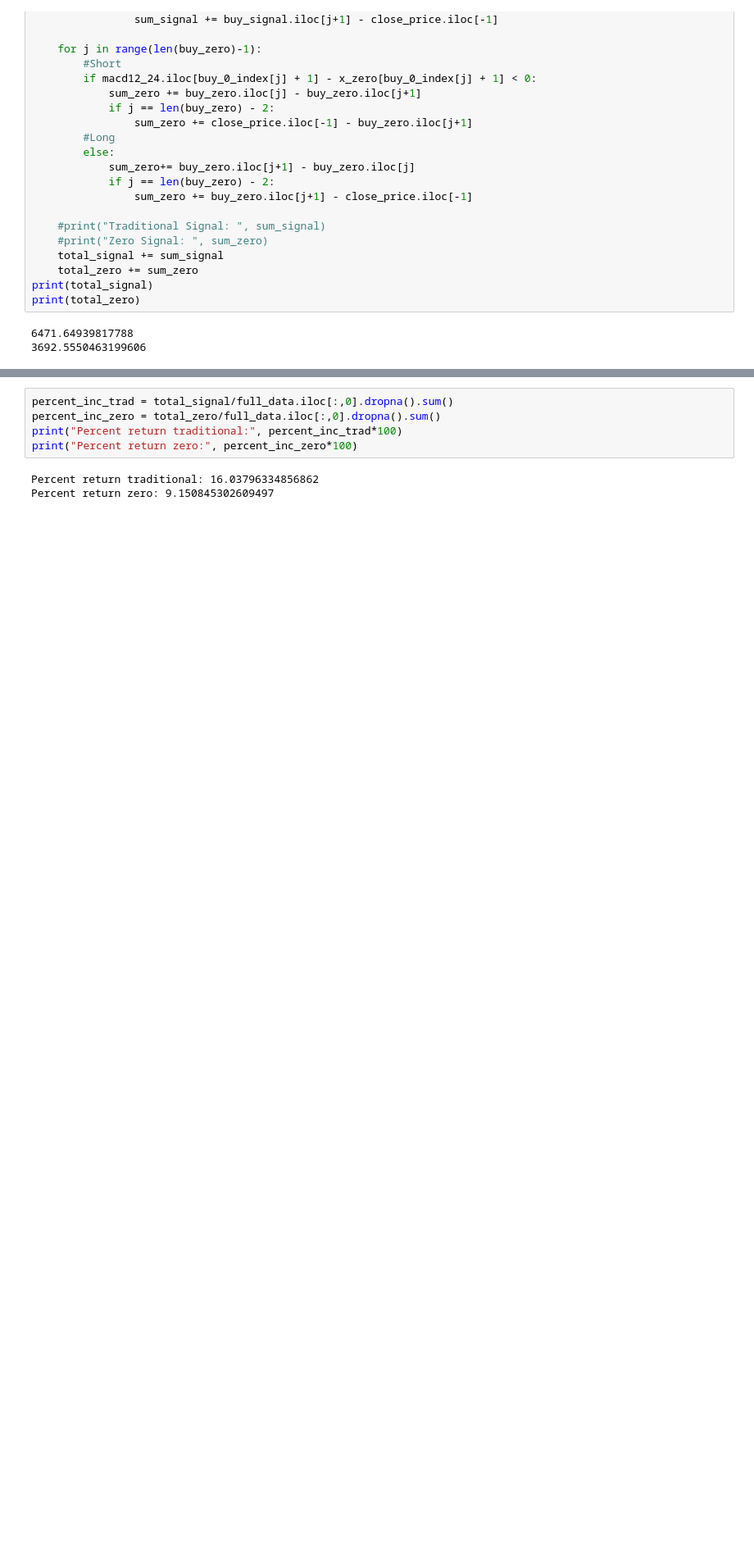
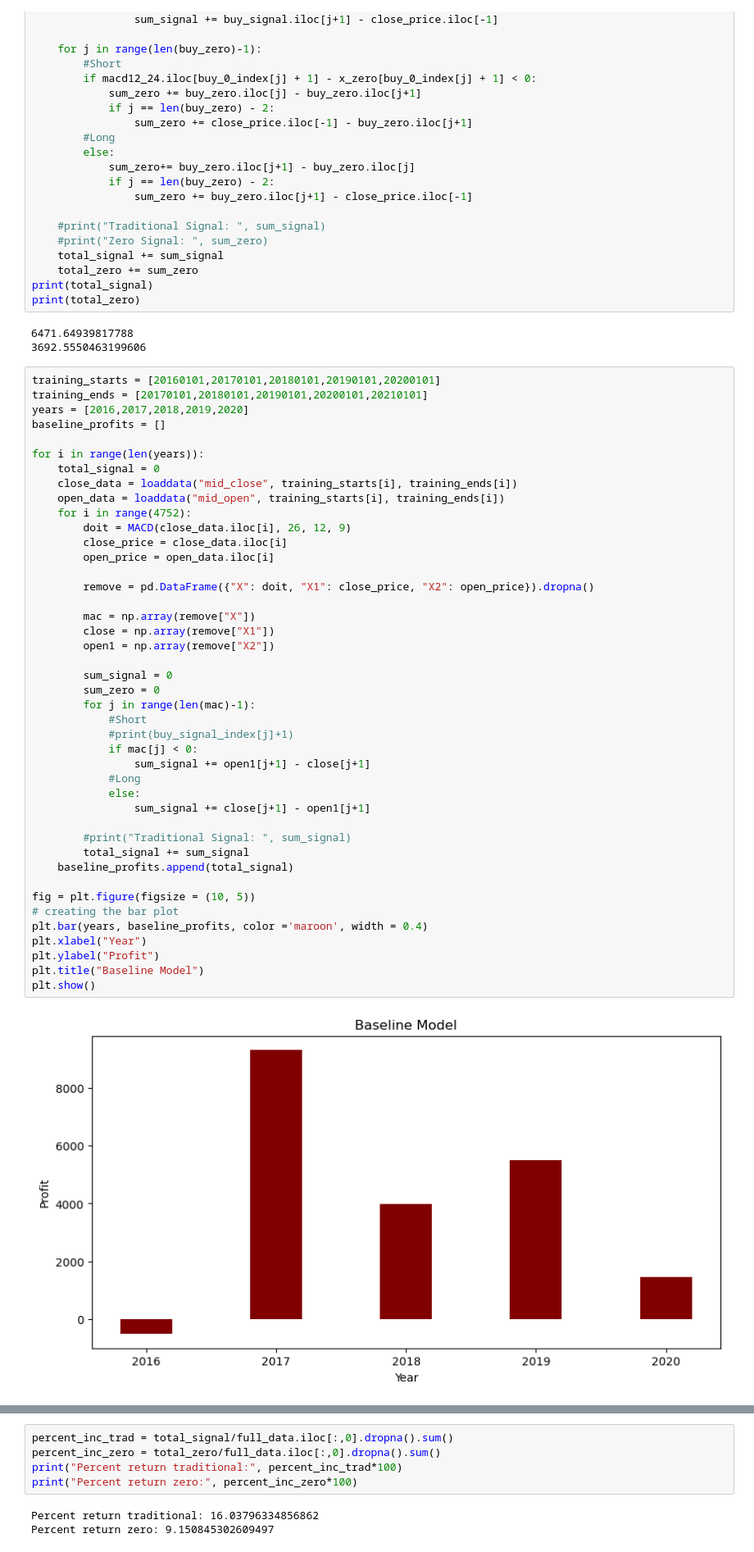
Before and after one commit to a1kyritsis/flipr, a Jupyter notebook: retreaval.ipynb, the cells around one changed output, grey strips where cells are left out. Shown at 82% size. Drawn from its saved outputs; the diff is of its cells as text; blank space fills up the shorter version.

```diff
--- a/retreaval.ipynb
+++ b/retreaval.ipynb
@@ -146,6 +164,51 @@ print(total_zero)
 # %% [output]
 6471.64939817788
 3692.5550463199606
+# %%
+training_starts = [20160101,20170101,20180101,20190101,20200101]
+training_ends = [20170101,20180101,20190101,20200101,20210101]
+years = [2016,2017,2018,2019,2020]
+baseline_profits = []
+
+for i in range(len(years)):
+    total_signal = 0
+    close_data = loaddata("mid_close", training_starts[i], training_ends[i])
+    open_data = loaddata("mid_open", training_starts[i], training_ends[i])
+    for i in range(4752):
+        doit = MACD(close_data.iloc[i], 26, 12, 9)
+        close_price = close_data.iloc[i]
+        open_price = open_data.iloc[i]
+
+        remove = pd.DataFrame({"X": doit, "X1": close_price, "X2": open_price}).dropna()
+
+        mac = np.array(remove["X"])
+        close = np.array(remove["X1"])
+        open1 = np.array(remove["X2"])
+
+        sum_signal = 0
+        sum_zero = 0
+        for j in range(len(mac)-1):
+            #Short
+            #print(buy_signal_index[j]+1)
+            if mac[j] < 0:
+                sum_signal += open1[j+1] - close[j+1]
+            #Long
+            else:
+                sum_signal += close[j+1] - open1[j+1]
+
+        #print("Traditional Signal: ", sum_signal)
+        total_signal += sum_signal
+    baseline_profits.append(total_signal)
+
+fig = plt.figure(figsize = (10, 5))
+# creating the bar plot
+plt.bar(years, baseline_profits, color ='maroon', width = 0.4)
+plt.xlabel("Year")
+plt.ylabel("Profit")
+plt.title("Baseline Model")
+plt.show()
+# %% [output]
+[figure, added]
 # %%
 total_signal = 0
 full_data = loaddata("mid_close", 20190101, 20200101)
```
Also changed, not shown: parts of 10 cells of this notebook, 2 other files.
